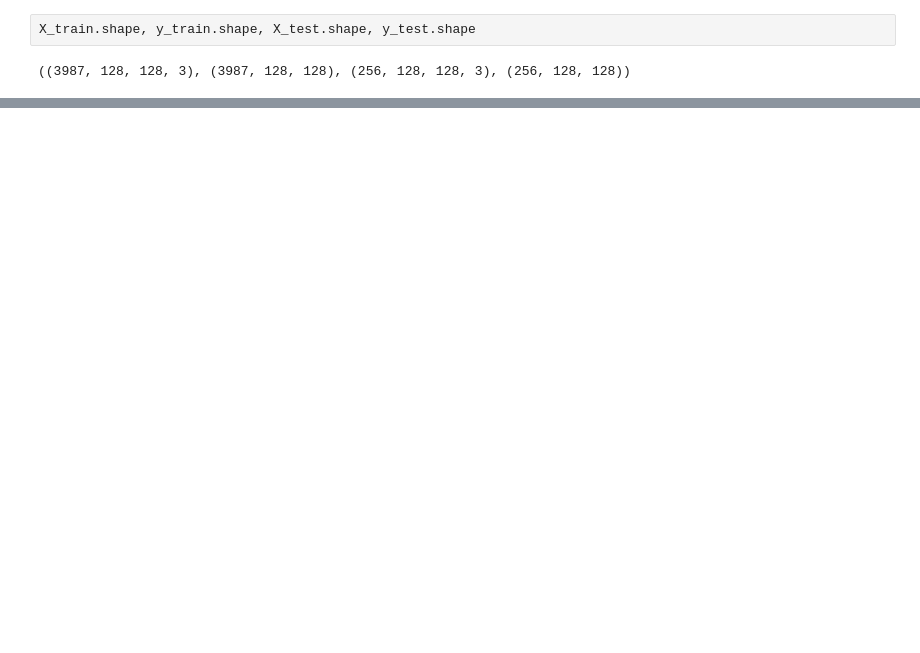
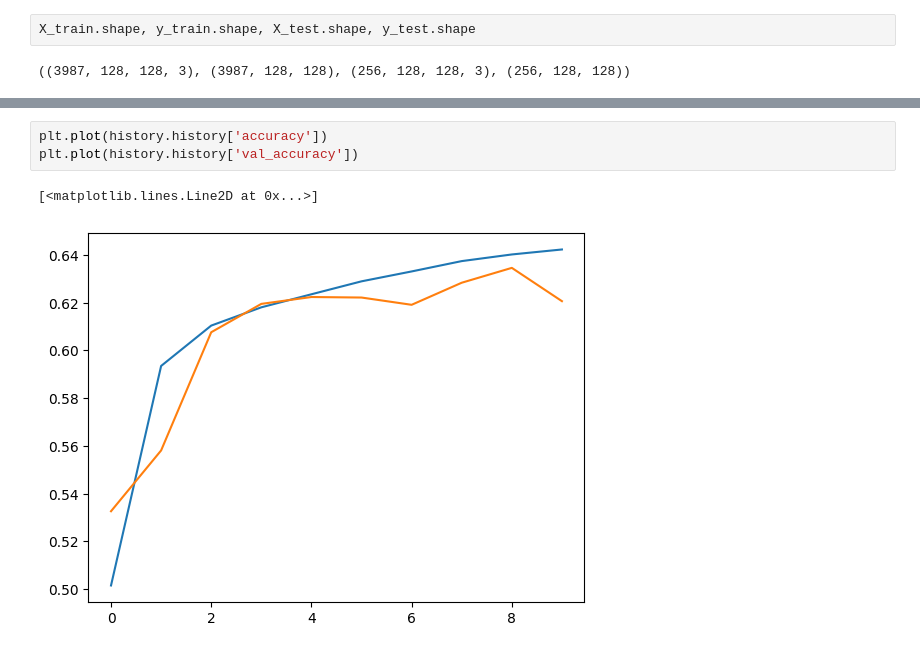
Before and after one commit to Katerunner/fast-street-semantic-segmentation, a Jupyter notebook: main.ipynb, the cells around one changed output, grey strips where cells are left out. Saved outputs shown, nothing was run; the diff lists cells and outputs as text; blank space fills up the shorter version.

```diff
--- a/main.ipynb
+++ b/main.ipynb
@@ -92,0 +70,6 @@ array([[[[-2.09492   , -1.0843532 ,  0.24630025, ..., -1.9062544 ,
+# %%
+plt.plot(history.history['accuracy'])
+plt.plot(history.history['val_accuracy'])
+# %% [output]
+[<matplotlib.lines.Line2D at 0x...>]
+[figure, added]
```
Also changed, not shown: parts of 10 cells of this notebook, 4 other files.
